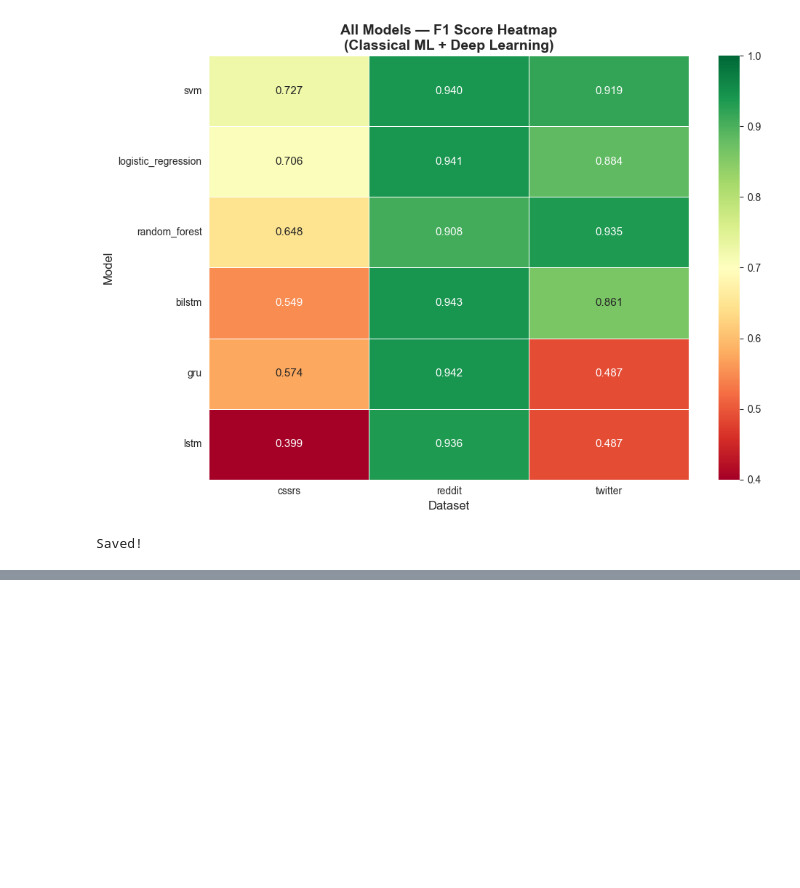
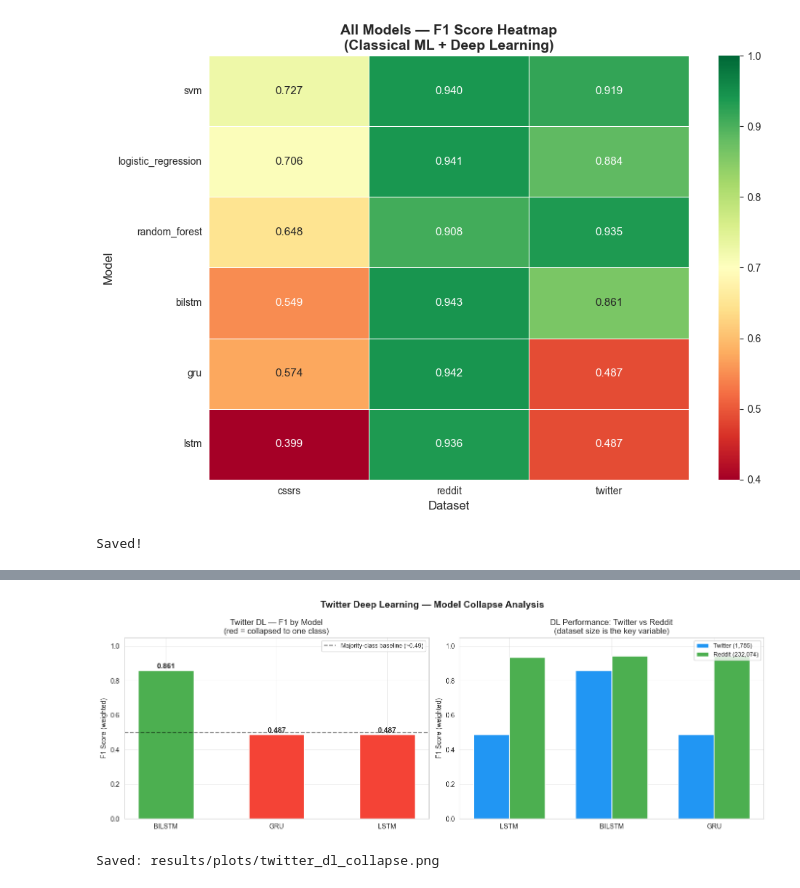
Before and after one commit to alinaerkul/suicidality-nlp, a Jupyter notebook: notebooks/03_dl_results.ipynb, the cells around one changed output, grey strips where cells are left out. Saved outputs shown, nothing was run; the diff lists cells and outputs as text; code cells hidden in the pictures; blank space fills up the shorter version.

```diff
--- a/notebooks/03_dl_results.ipynb
+++ b/notebooks/03_dl_results.ipynb
@@ -122,0 +167,49 @@ Saved!
+# %%
+# ── Twitter DL collapse analysis ───────────────────────────────────────────
+# LSTM and GRU achieve F1 ≈ 0.49 on Twitter — equivalent to predicting one class.
+# BiLSTM escapes this collapse. Why?
+
+twitter_dl = df_all[(df_all['dataset'] == 'twitter') & (df_all['model_type'] == 'Deep Learning')].copy()
+
+fig, axes = plt.subplots(1, 2, figsize=(14, 5))
+fig.suptitle('Twitter Deep Learning — Model Collapse Analysis', fontsize=14, fontweight='bold')
+
+# Left: Twitter DL F1 scores with collapse threshold
+ax1 = axes[0]
+bar_colors = ['#F44336' if f < 0.6 else '#4CAF50' for f in twitter_dl['f1']]
+bars = ax1.bar(twitter_dl['model'].str.upper(), twitter_dl['f1'],
+               color=bar_colors, edgecolor='white', width=0.5)
+for bar, val in zip(bars, twitter_dl['f1']):
+    ax1.text(bar.get_x() + bar.get_width()/2, bar.get_height() + 0.01,
+             f'{val:.3f}', ha='center', fontweight='bold', fontsize=11)
+ax1.axhline(y=0.5, color='black', linestyle='--', alpha=0.5, label='Majority-class baseline (~0.49)')
+ax1.set_title('Twitter DL — F1 by Model\n(red = collapsed to one class)')
+ax1.set_ylabel('F1 Score (weighted)')
+ax1.set_ylim(0, 1.05)
+ax1.legend(fontsize=9)
+
+# Right: Twitter vs Reddit DL side-by-side
+ax2 = axes[1]
+dl_df = df_all[df_all['model_type'] == 'Deep Learning']
+models_order = ['lstm', 'bilstm', 'gru']
+tw_f1 = [dl_df[(dl_df['dataset']=='twitter') & (dl_df['model']==m)]['f1'].values[0] for m in models_order]
+rd_f1 = [dl_df[(dl_df['dataset']=='reddit')  & (dl_df['model']==m)]['f1'].values[0] for m in models_order]
+
+x = range(len(models_order))
+width = 0.35
+ax2.bar([i - width/2 for i in x], tw_f1, width, label='Twitter (1,785)', color='#2196F3', edgecolor='white')
+ax2.bar([i + width/2 for i in x], rd_f1, width, label='Reddit (232,074)', color='#4CAF50', edgecolor='white')
+ax2.set_xticks(x)
+ax2.set_xticklabels([m.upper() for m in models_order])
+ax2.set_title('DL Performance: Twitter vs Reddit\n(dataset size is the key variable)')
+ax2.set_ylabel('F1 Score (weighted)')
+ax2.set_ylim(0, 1.05)
+ax2.legend(fontsize=9)
+
+plt.tight_layout()
+plt.savefig('results/plots/twitter_dl_collapse.png', dpi=150)
+plt.show()
+print('Saved: results/plots/twitter_dl_collapse.png')
+# %% [output]
+[figure, added]
+Saved: results/plots/twitter_dl_collapse.png
```
Also changed, not shown: parts of 4 cells of this notebook, 45 other files.
